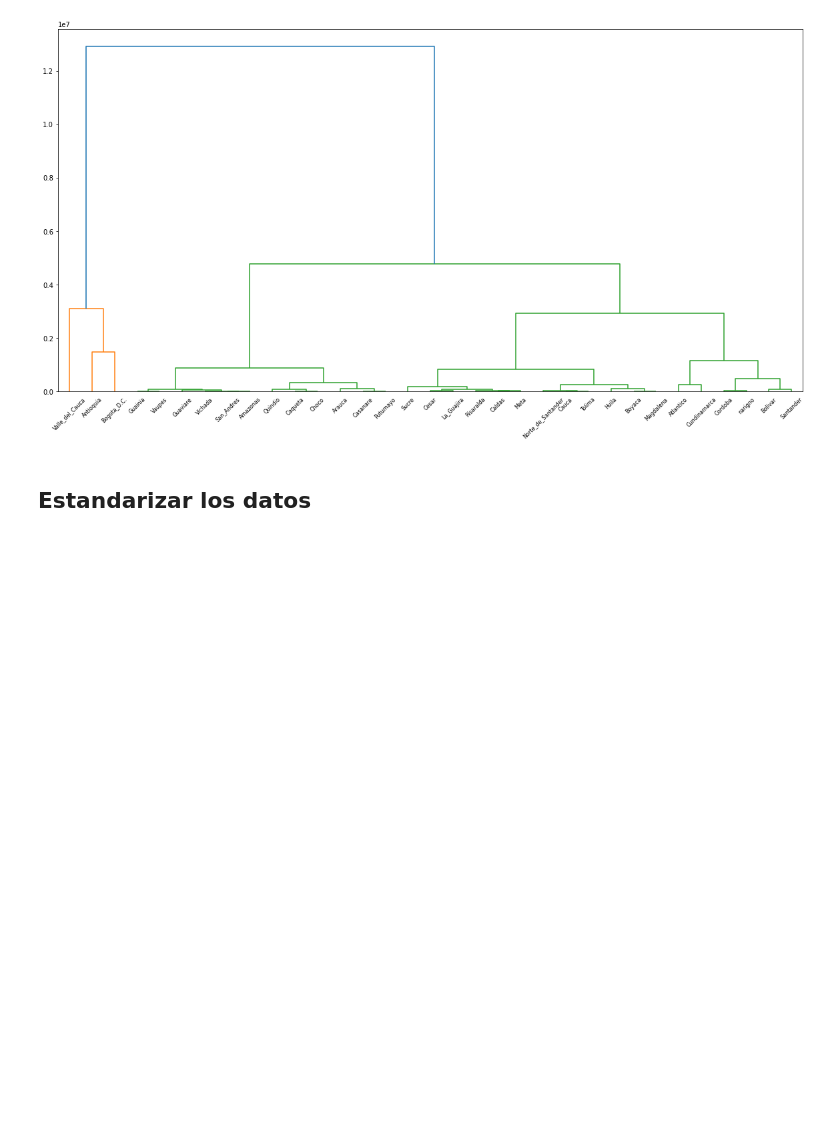
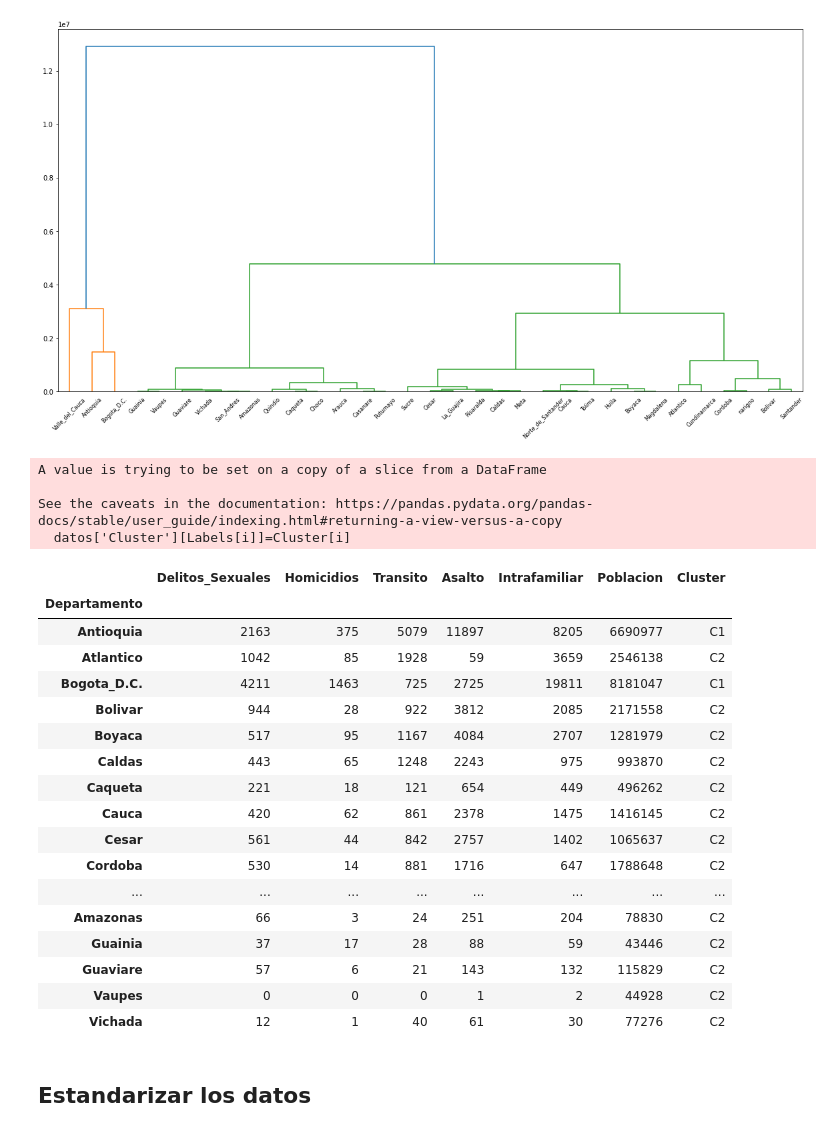
Before and after one commit to madcentral/metodosestadisticos, a Jupyter notebook: cuadernos/6. Cluster jerarquico (1).ipynb, the cells around one changed output. Cells and saved outputs as stored; diff of their text form; code cells hidden in the pictures; blank space fills up the shorter version.

```diff
--- a/cuadernos/6. Cluster jerarquico (1).ipynb
+++ b/cuadernos/6. Cluster jerarquico (1).ipynb
@@ -75,6 +75,35 @@ plt.rcParams["figure.figsize"] = (20,10)
 dendogram=sch.dendrogram(sch.linkage(datos, method='ward',metric="euclidean"),labels=datos.index)
 # %% [output]
 [figure]
+# %%
+Cluster=dendogram.get('leaves_color_list')
+Labels=dendogram.get('ivl')
+for i in range(len(datos)):
+    datos['Cluster'][Labels[i]]=Cluster[i]
+datos
+# %% [output]
+A value is trying to be set on a copy of a slice from a DataFrame
+
+See the caveats in the documentation: https://pandas.pydata.org/pandas-docs/stable/user_guide/indexing.html#returning-a-view-versus-a-copy
+  datos['Cluster'][Labels[i]]=Cluster[i]
+|  | Delitos_Sexuales | Homicidios | Transito | Asalto | Intrafamiliar | Poblacion | Cluster |
+| Departamento |  |  |  |  |  |  |  |
+| Antioquia | 2163 | 375 | 5079 | 11897 | 8205 | 6690977 | C1 |
+| Atlantico | 1042 | 85 | 1928 | 59 | 3659 | 2546138 | C2 |
+| Bogota_D.C. | 4211 | 1463 | 725 | 2725 | 19811 | 8181047 | C1 |
+| Bolivar | 944 | 28 | 922 | 3812 | 2085 | 2171558 | C2 |
+| Boyaca | 517 | 95 | 1167 | 4084 | 2707 | 1281979 | C2 |
+| Caldas | 443 | 65 | 1248 | 2243 | 975 | 993870 | C2 |
+| Caqueta | 221 | 18 | 121 | 654 | 449 | 496262 | C2 |
+| Cauca | 420 | 62 | 861 | 2378 | 1475 | 1416145 | C2 |
+| Cesar | 561 | 44 | 842 | 2757 | 1402 | 1065637 | C2 |
+| Cordoba | 530 | 14 | 881 | 1716 | 647 | 1788648 | C2 |
+| ... | ... | ... | ... | ... | ... | ... | ... |
+| Amazonas | 66 | 3 | 24 | 251 | 204 | 78830 | C2 |
+| Guainia | 37 | 17 | 28 | 88 | 59 | 43446 | C2 |
+| Guaviare | 57 | 6 | 21 | 143 | 132 | 115829 | C2 |
+| Vaupes | 0 | 0 | 0 | 1 | 2 | 44928 | C2 |
+| Vichada | 12 | 1 | 40 | 61 | 30 | 77276 | C2 |
 # %% [markdown]
 ## Estandarizar los datos
 # %%
```
Also changed, not shown: parts of 1 cell of this notebook, 5 other files.
